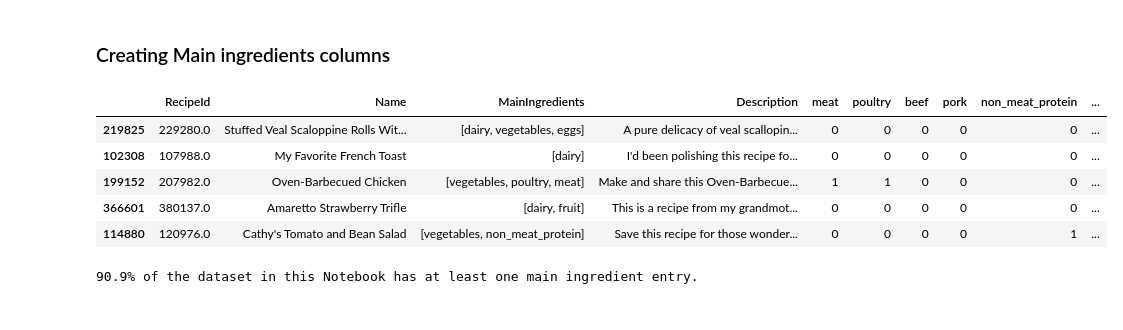
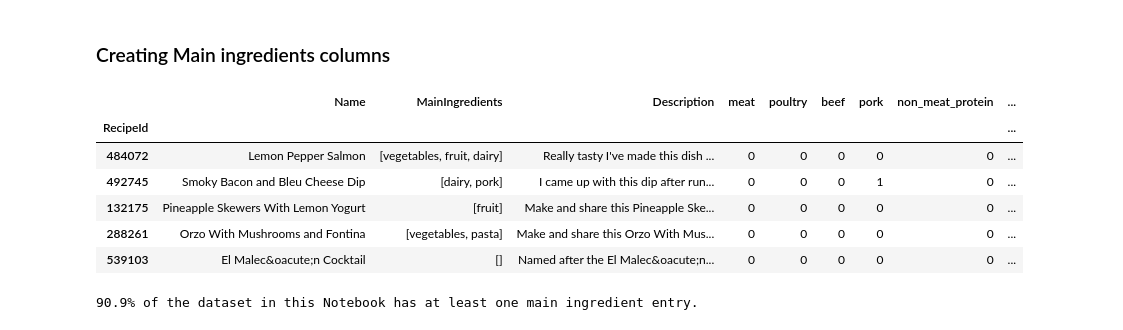
Before and after one commit to nhajouji/foodrecs, a Jupyter notebook: Data Cleaning Notebooks/Categories_cleaning.ipynb, the cells around one changed output. Cells and saved outputs as stored; diff of their text form; code cells hidden in the pictures.

```diff
--- a/Data Cleaning Notebooks/Categories_cleaning.ipynb
+++ b/Data Cleaning Notebooks/Categories_cleaning.ipynb
@@ -7,11 +7,16 @@ import matplotlib.pyplot as plt
 # %%
 # Loading data
 recipes_raw = pd.read_parquet("../data/recipes.parquet")
+recipes_raw['RecipeId'] = recipes_raw['RecipeId'].astype(int)
+recipes_raw.set_index('RecipeId', inplace=True)
+
 reviews_raw = pd.read_parquet("../data/reviews.parquet")
+reviews_raw.set_index('ReviewId', inplace=True)
+
 keywords = pd.read_parquet("../data/clean_columns/keywords_clean.parquet")
 # %%
 # We retrieve the keywords for our recipes
-recipes = recipes_raw.merge(keywords, how='inner', on='RecipeId')
+recipes = pd.merge(recipes_raw, keywords, left_index=True, right_index=True, how='inner')
 recipes[['Name', 'Description', 'RecipeCategory', 'KeywordsClean']].sample(5)
 # %% [output]
 |  | Name | Description | RecipeCategory | KeywordsClean |
@@ -150,15 +157,16 @@ recipes['MainIngredients'] = recipes['KeywordsClean'].apply(get_main_ingredients
 # %%
 # Testing that everything works as it should
 for main_ingredient in main_ingredients:
     recipes[main_ingredient] = recipes['MainIngredients'].apply(lambda x: 1 if main_ingredient in x else 0)
 
-recipes[['RecipeId', 'Name', 'MainIngredients', 'Description'] + list(main_ingredients)].sample(5)
+recipes[['Name', 'MainIngredients', 'Description'] + list(main_ingredients)].sample(5)
 # %% [output]
-|  | RecipeId | Name | MainIngredients | Description | meat | poultry | beef | pork | non_meat_protein | ... |
-| 219825 | 229280.0 | Stuffed Veal Scaloppine Rolls Wit... | [dairy, vegetables, eggs] | A pure delicacy of veal scallopin... | 0 | 0 | 0 | 0 | 0 | ... |
-| 102308 | 107988.0 | My Favorite French Toast | [dairy] | I'd been polishing this recipe fo... | 0 | 0 | 0 | 0 | 0 | ... |
-| 199152 | 207982.0 | Oven-Barbecued Chicken | [vegetables, poultry, meat] | Make and share this Oven-Barbecue... | 1 | 1 | 0 | 0 | 0 | ... |
-| 366601 | 380137.0 | Amaretto Strawberry Trifle | [dairy, fruit] | This is a recipe from my grandmot... | 0 | 0 | 0 | 0 | 0 | ... |
-| 114880 | 120976.0 | Cathy's Tomato and Bean Salad | [vegetables, non_meat_protein] | Save this recipe for those wonder... | 0 | 0 | 0 | 0 | 1 | ... |
+|  | Name | MainIngredients | Description | meat | poultry | beef | pork | non_meat_protein | ... |
+| RecipeId |  |  |  |  |  |  |  |  | ... |
+| 484072 | Lemon Pepper Salmon | [vegetables, fruit, dairy] | Really tasty I've made this dish ... | 0 | 0 | 0 | 0 | 0 | ... |
+| 492745 | Smoky Bacon and Bleu Cheese Dip | [dairy, pork] | I came up with this dip after run... | 0 | 0 | 0 | 1 | 0 | ... |
+| 132175 | Pineapple Skewers With Lemon Yogurt | [fruit] | Make and share this Pineapple Ske... | 0 | 0 | 0 | 0 | 0 | ... |
+| 288261 | Orzo With Mushrooms and Fontina | [vegetables, pasta] | Make and share this Orzo With Mus... | 0 | 0 | 0 | 0 | 0 | ... |
+| 539103 | El Malec&oacute;n Cocktail | [] | Named after the El Malec&oacute;n... | 0 | 0 | 0 | 0 | 0 | ... |
 # %%
 # Saving the main ingredients per recipe in a file
```
Also changed, not shown: parts of 4 cells of this notebook, 9 other files.
